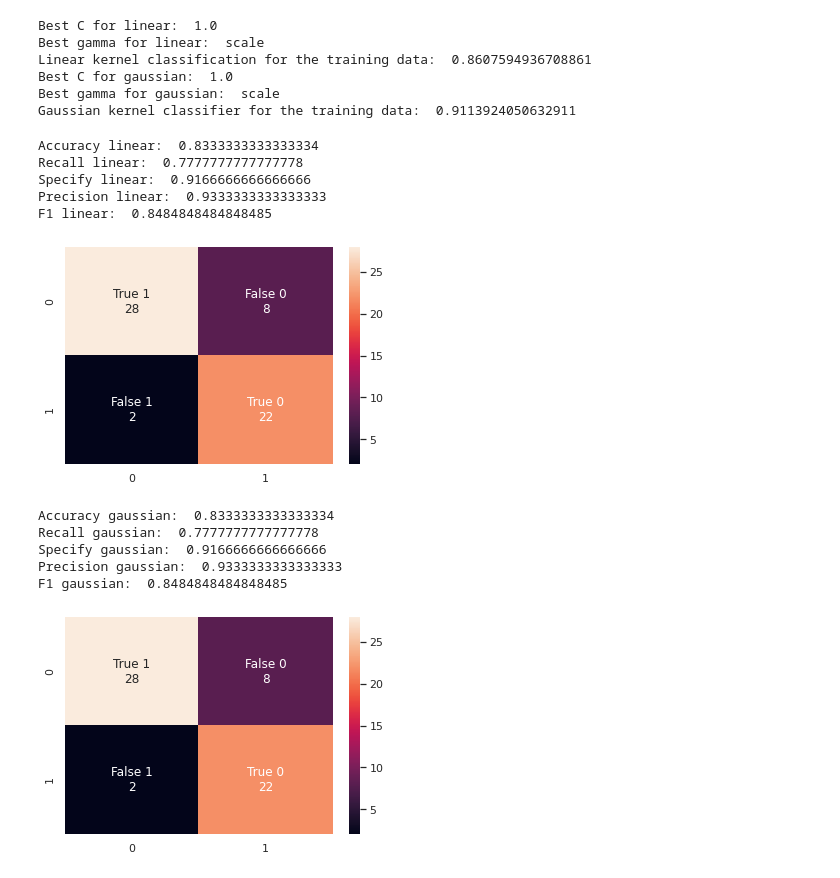
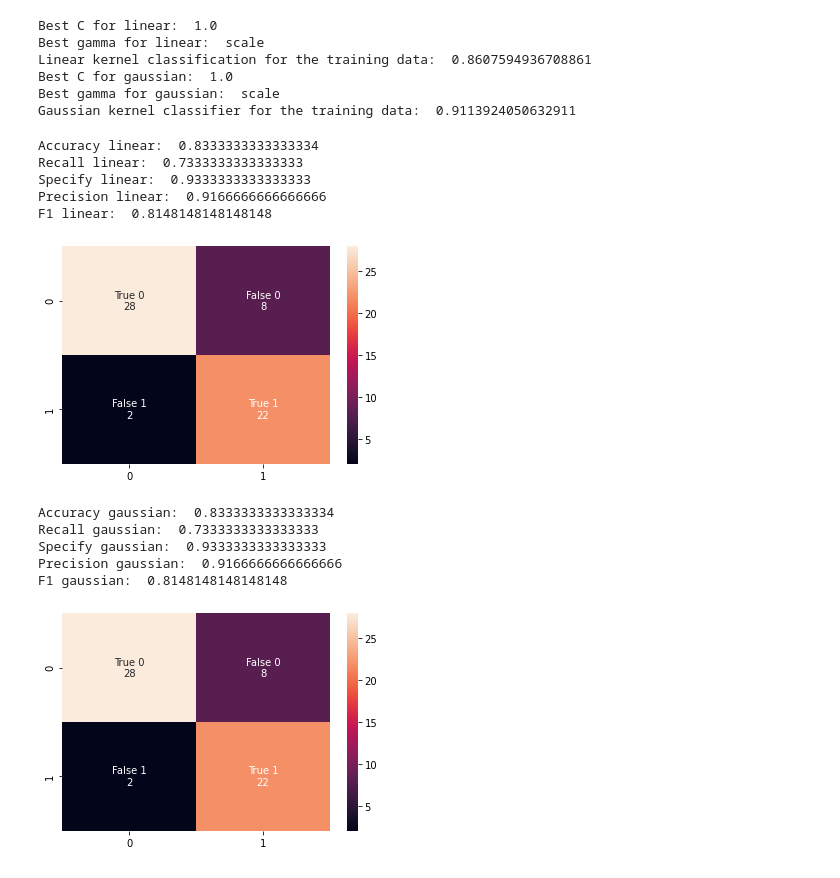
Before and after one commit to joaogomes18/Machine-Learning, a Jupyter notebook: 1stAssignment/1stAssignmentSVM.ipynb, the cells around one changed output. Cells and saved outputs as stored; diff of their text form; code cells hidden in the pictures.

```diff
--- a/1stAssignment/1stAssignmentSVM.ipynb
+++ b/1stAssignment/1stAssignmentSVM.ipynb
@@ -34,7 +35,7 @@ data.describe()
 | max | 77.000000 | 1.000000 | 4.000000 | 200.000000 | 564.000000 | 1.000000 | 2.000000 | 202.000000 | 1.000000 | 6.200000 | 3.000000 | ... |
 # %%
 #if all diagnosis are treated as binary, either has disease or not, there's no need to ressample
-data_binary = data
+data_binary = data.copy()
 data_binary["diagnosis"] = data_binary.diagnosis.map({0: 0, 1: 1, 2: 1, 3: 1, 4: 1})
 data_binary.describe()
 # %% [output]
@@ -58,9 +57,9 @@ plt.savefig("diagnosisBinary_mult.png")
 # %%
-cols = ["age", "sex", "cp", "trestbps", "chol", "fbs", "restecg", "thalach", "exang", "oldpeak", "slope", "ca", "thal"]
-cm = np.corrcoef(data_binary[["age", "sex", "cp", "trestbps", "chol", "fbs", "restecg", "thalach", "exang", "oldpeak", "slope", "ca", "thal","diagnosis"]].values.T)
-sns.set(font_scale=1)
-hm = sns.heatmap(cm, cbar=True, annot=True, square=True, fmt='.2f', annot_kws={'size':8},
-                 yticklabels=cols, xticklabels=cols)
-plt.title("Diagnosis Binary")
-#plt.show()
-plt.savefig("diagnosisBinary_corr.png")
+# cols = ["age", "sex", "cp", "trestbps", "chol", "fbs", "restecg", "thalach", "exang", "oldpeak", "slope", "ca", "thal"]
+# cm = np.corrcoef(data_binary[["age", "sex", "cp", "trestbps", "chol", "fbs", "restecg", "thalach", "exang", "oldpeak", "slope", "ca", "thal","diagnosis"]].values.T)
+# sns.set(font_scale=1)
+# hm = sns.heatmap(cm, cbar=True, annot=True, square=True, fmt='.2f', annot_kws={'size':8},
+#                  yticklabels=cols, xticklabels=cols)
+# plt.title("Diagnosis Binary")
+# #plt.show()
+# plt.savefig("diagnosisBinary_corr.png")
@@ -72,8 +69,8 @@ data_binary_n = data_binary.values
 number_for_train = int(np.ceil(data_binary_n.shape[0]*80/100))
 #print((number_for_train))
 
-X_binary[:,:-1]
-y_binary[:,-1]
+X_binary = data_binary_n[:,:-1]
+y_binary = data_binary_n[:,-1]
 # %%
 def featureNormalization(X):
     """
@@ -183,55 +177,55 @@ Gaussian kernel classifier for the training data:  0.9113924050632911
 # %%
 from sklearn.metrics import confusion_matrix
 classifier = SVC(C=best_C_linear,gamma=best_gamma_linear, kernel="linear")
 classifier.fit(X_binary_train,np.ravel(y_binary_train))
 prediction = classifier.predict(X_binary_val)
 cm_test_linear = confusion_matrix(prediction, y_binary_val)
 
-group_names = ["True 1","False 0","False 1","True 0"]
+group_names = ["True 0","False 0","False 1","True 1"]
 group_counts = ["{0:0.0f}".format(value) for value in cm_test_linear.flatten()]
 labels = [f"{v1}\n{v2}" for v1,v2 in zip(group_names,group_counts)]
 labels = np.asarray(labels).reshape(2,2)
 sns.heatmap(cm_test_linear, annot=labels, fmt="")
 
-tp_linear = cm_test_linear[0][0]
+tn_linear = cm_test_linear[0][0]
 fp_linear = cm_test_linear[1][0]
 fn_linear = cm_test_linear[0][1]
-tn_linear = cm_test_linear[1][1]
+tp_linear = cm_test_linear[1][1]
 
 accuracy_linear = (tp_linear + tn_linear) / (tp_linear + tn_linear + fp_linear + fn_linear)
 recall_linear = (tp_linear) / (tp_linear + fn_linear)
 specifity_linear = (tn_linear) / (tn_linear + fp_linear)
 precision_linear = (tp_linear) / (tp_linear + fp_linear)
 F1_linear = 2*(recall_linear * precision_linear)/(recall_linear+precision_linear)
 
-print("Accuracy linear: ", accuracy_linear)
-print("Recall linear: ", recall_linear)
-print("Specify linear: ", specifity_linear)
-print("Precision linear: ", precision_linear)
-print("F1 linear: ", F1_linear)
+print("Accuracy linear: ", accuracy_linear) #0.8333333333333334
+print("Recall linear: ", recall_linear) #0.7333333333333333
+print("Specify linear: ", specifity_linear) #0.9333333333333333
+print("Precision linear: ", precision_linear) #0.9166666666666666
+print("F1 linear: ", F1_linear) #0.8148148148148148
 # %% [output]
 Accuracy linear:  0.8333333333333334
-Recall linear:  0.7777777777777778
-Specify linear:  0.9166666666666666
-Precision linear:  0.9333333333333333
-F1 linear:  0.8484848484848485
+Recall linear:  0.7333333333333333
+Specify linear:  0.9333333333333333
+Precision linear:  0.9166666666666666
+F1 linear:  0.8148148148148148
-[figure, old version]
+[figure, new version]
 # %%
 classifier = SVC(C=best_C_gaussian,gamma=best_gamma_gaussian, kernel="rbf")
 classifier.fit(X_binary_train,np.ravel(y_binary_train))
 prediction = classifier.predict(X_binary_val)
 cm_test_gaussian = confusion_matrix(prediction, y_binary_val)
 
-group_names = ["True 1","False 0","False 1","True 0"]
+group_names = ["True 0","False 0","False 1","True 1"]
 group_counts = ["{0:0.0f}".format(value) for value in cm_test_gaussian.flatten()]
 labels = [f"{v1}\n{v2}" for v1,v2 in zip(group_names,group_counts)]
 labels = np.asarray(labels).reshape(2,2)
 sns.heatmap(cm_test_gaussian, annot=labels, fmt="")
 
-tp_gaussian = cm_test_gaussian[0][0]
+tn_gaussian = cm_test_gaussian[0][0]
 fp_gaussian = cm_test_gaussian[1][0]
 fn_gaussian = cm_test_gaussian[0][1]
-tn_gaussian = cm_test_gaussian[1][1]
+tp_gaussian = cm_test_gaussian[1][1]
 
 accuracy_gaussian = (tp_gaussian + tn_gaussian) / (tp_gaussian + tn_gaussian + fp_gaussian + fn_gaussian)
 recall_gaussian = (tp_gaussian) / (tp_gaussian + fn_gaussian)
@@ -239,15 +233,15 @@ specifity_gaussian = (tn_gaussian) / (tn_gaussian + fp_gaussian)
 precision_gaussian = (tp_gaussian) / (tp_gaussian + fp_gaussian)
 F1_gaussian = 2*(recall_gaussian * precision_gaussian)/(recall_gaussian+precision_gaussian)
 
-print("Accuracy gaussian: ", accuracy_gaussian)
-print("Recall gaussian: ", recall_gaussian)
-print("Specify gaussian: ", specifity_gaussian)
-print("Precision gaussian: ", precision_gaussian)
-print("F1 gaussian: ", F1_gaussian)
+print("Accuracy gaussian: ", accuracy_gaussian) #0.8333333333333334
+print("Recall gaussian: ", recall_gaussian) #0.7333333333333333
+print("Specify gaussian: ", specifity_gaussian) #0.9333333333333333
+print("Precision gaussian: ", precision_gaussian) #0.9166666666666666
+print("F1 gaussian: ", F1_gaussian) #0.8148148148148148
 # %% [output]
 Accuracy gaussian:  0.8333333333333334
-Recall gaussian:  0.7777777777777778
-Specify gaussian:  0.9166666666666666
-Precision gaussian:  0.9333333333333333
-F1 gaussian:  0.8484848484848485
+Recall gaussian:  0.7333333333333333
+Specify gaussian:  0.9333333333333333
+Precision gaussian:  0.9166666666666666
+F1 gaussian:  0.8148148148148148
-[figure, old version]
+[figure, new version]
```
Also changed, not shown: parts of 16 cells of this notebook.
